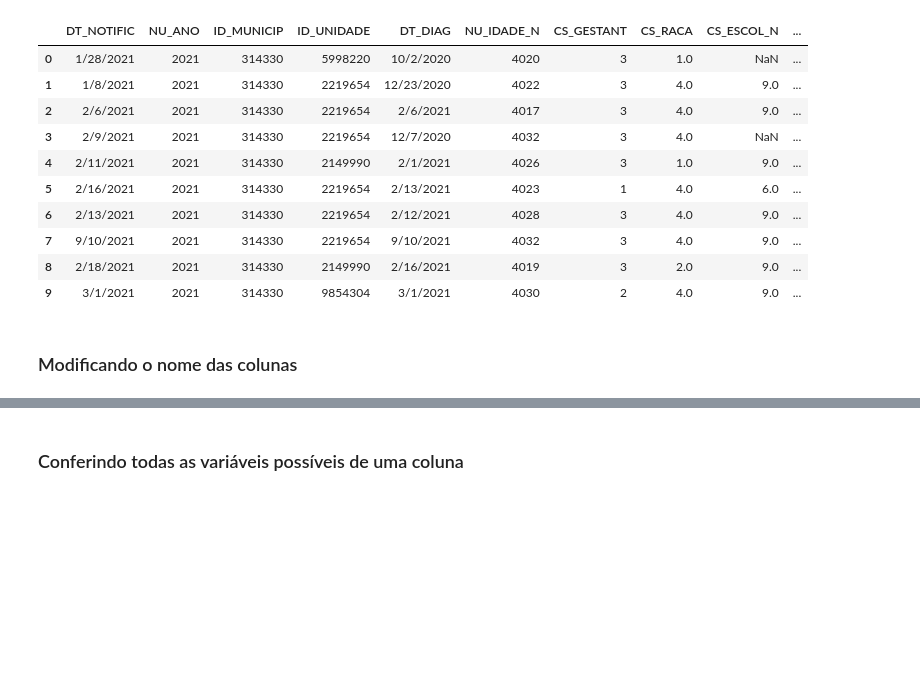
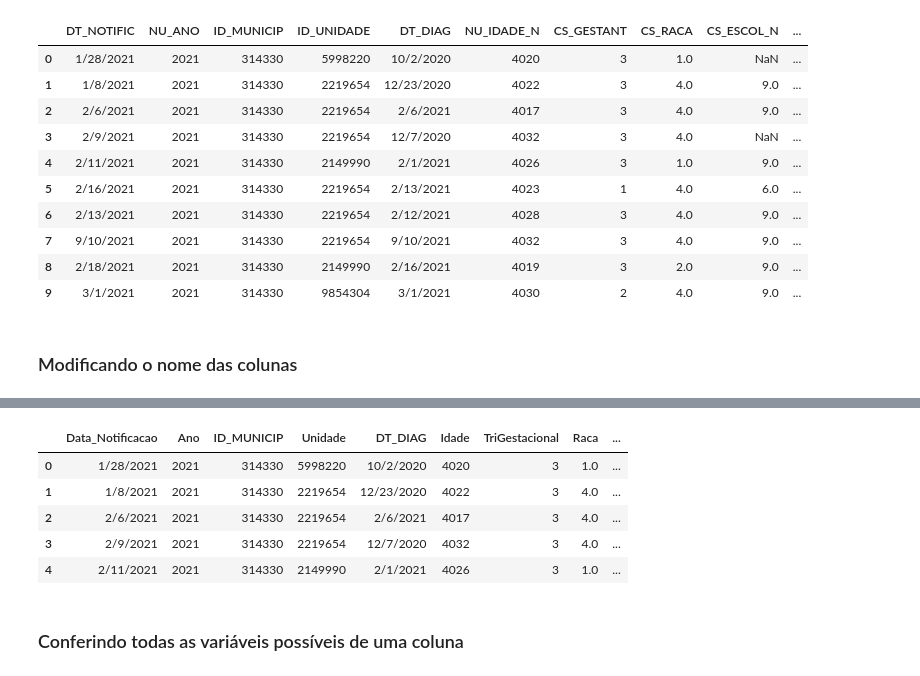
Before and after one commit to jAzz-hub/sifilis_data_analisys, a Jupyter notebook: Code/DataCleaningAndEnginieering.ipynb, the cells around one changed output, grey strips where cells are left out. Cells and saved outputs as stored; diff of their text form; code cells hidden in the pictures; blank space fills up the shorter version.

```diff
--- a/Code/DataCleaningAndEnginieering.ipynb
+++ b/Code/DataCleaningAndEnginieering.ipynb
@@ -68,5 +68,8 @@ For example, when doing 'df[col].method(value, inplace=True)', try using 'df.met
 ### Modificando o nome das colunas
 # %%
 rename_df_columns(df)
+df.rename(columns={
+    'NU_IDADE_N' : 'Idade'
+    }, inplace=True)
 print(df)
 # %% [output]
@@ -87,6 +90,15 @@ print(df)
 751  Não Informado       1.0                 1.0         1.0
 
 [752 rows x 16 columns]
+# %%
+df.head()
+# %% [output]
+|  | Data_Notificacao | Ano | ID_MUNICIP | Unidade | DT_DIAG | Idade | TriGestacional | Raca | ... |
+| 0 | 1/28/2021 | 2021 | 314330 | 5998220 | 10/2/2020 | 4020 | 3 | 1.0 | ... |
+| 1 | 1/8/2021 | 2021 | 314330 | 2219654 | 12/23/2020 | 4022 | 3 | 4.0 | ... |
+| 2 | 2/6/2021 | 2021 | 314330 | 2219654 | 2/6/2021 | 4017 | 3 | 4.0 | ... |
+| 3 | 2/9/2021 | 2021 | 314330 | 2219654 | 12/7/2020 | 4032 | 3 | 4.0 | ... |
+| 4 | 2/11/2021 | 2021 | 314330 | 2149990 | 2/1/2021 | 4026 | 3 | 1.0 | ... |
 # %% [markdown]
 ### Conferindo todas as variáveis possíveis de uma coluna
 # %%
```
Also changed, not shown: parts of 11 cells of this notebook, 8 other files.
